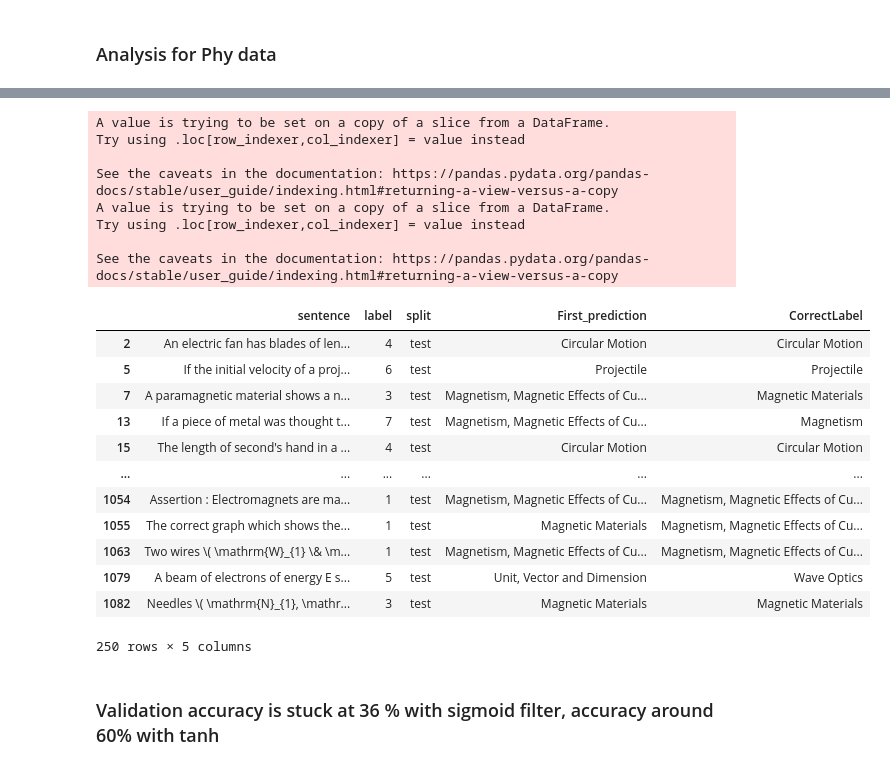
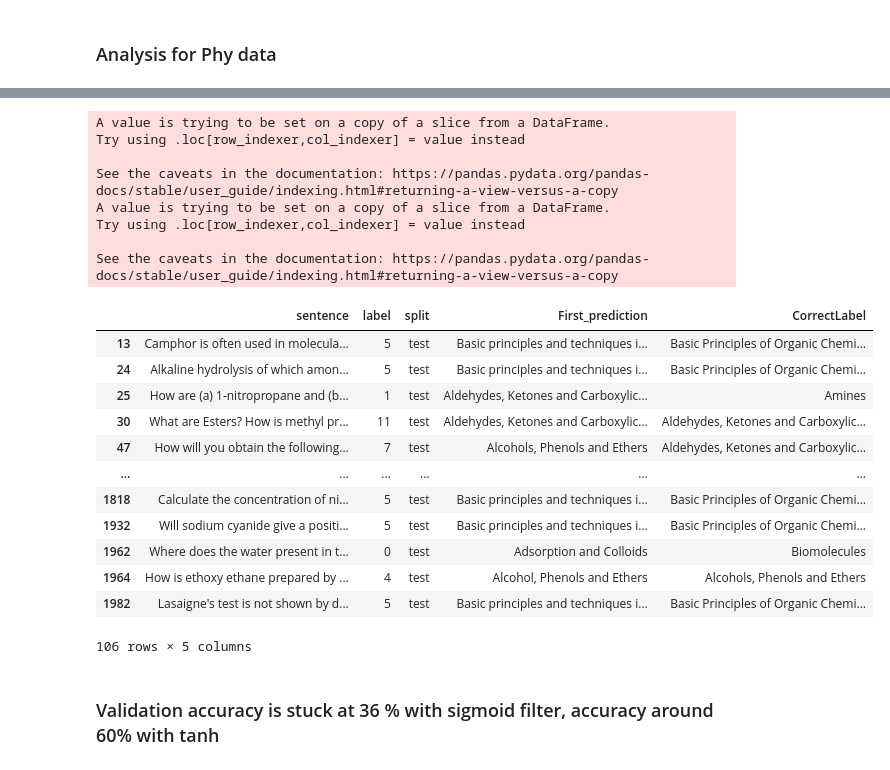
Before and after one commit to matrix101A/SpeedLabsNLP_project, a Jupyter notebook: calssification_project_final.ipynb, the cells around one changed output, grey strips where cells are left out. Drawn from its saved outputs; the diff is of its cells as text; code cells hidden in the pictures.

```diff
--- a/calssification_project_final.ipynb
+++ b/calssification_project_final.ipynb
@@ -1468,4 +1427,4 @@ length of train data is -  500
 # %%
-model_chm =  run_cnn_model(no_labels= no_labels, activation= 'tanh', kernel_size = 1,train_x=train_x ,test_x= test_x)
+model_chm_cnn =  run_cnn_model(no_labels= no_labels, activation= 'tanh', kernel_size = 1,train_x=train_x ,test_x= test_x, test_y = test_y)
 # %% [output]
 Epoch 1/60
@@ -1489,7 +1448,7 @@ Test Accuracy: 64.86666798591614
 ### Accuracy before custom pre processing - 72 %
 ### Accuracy of custom pre processed data - 80 %
 # %%
-predicted_df = make_pred(model_chm,test_x= test_x, corpus= corpus)
+predicted_df = make_pred(model_chm_cnn,test_x= test_x, corpus= corpus)
 predicted_df
 # %% [output]
 A value is trying to be set on a copy of a slice from a DataFrame.
@@ -1535,7 +1494,7 @@ predicted_df[predicted_df['First_prediction'] != predicted_df['CorrectLabel']]
 ### Analysis for Phy data
 # %%
 phy_data.rename(columns={'Q_LATEX':'Q_Latex'},inplace = True)
-example_data,trial_data = example_trial_split(phy_data)
+trial_data,example_data = example_trial_split(phy_data)
 
 
 
@@ -1599,4 +1564,4 @@ length of train data is -  250
 # %%
-model_phy =  run_cnn_model(no_labels= no_labels, activation= 'tanh', kernel_size = 1,train_x=train_x ,test_x= test_x)
+model_phy =  run_cnn_model(no_labels= no_labels, activation= 'tanh', kernel_size = 1,train_x=train_x ,test_x= test_x, test_y = test_y)
 # %% [output]
 Epoch 1/60
@@ -1619,28 +1584,29 @@ Test Accuracy: 62.800002098083496
 # %%
 pred_df = make_pred(model_phy,test_x,corpus)
-pred_df
+
+predicted_df[predicted_df['First_prediction'] != predicted_df['CorrectLabel']]
 # %% [output]
 A value is trying to be set on a copy of a slice from a DataFrame.
 Try using .loc[row_indexer,col_indexer] = value instead
 
 See the caveats in the documentation: https://pandas.pydata.org/pandas-docs/stable/user_guide/indexing.html#returning-a-view-versus-a-copy
 A value is trying to be set on a copy of a slice from a DataFrame.
 Try using .loc[row_indexer,col_indexer] = value instead
 
 See the caveats in the documentation: https://pandas.pydata.org/pandas-docs/stable/user_guide/indexing.html#returning-a-view-versus-a-copy
 |  | sentence | label | split | First_prediction | CorrectLabel |
-| 2 | An electric fan has blades of len... | 4 | test | Circular Motion | Circular Motion |
-| 5 | If the initial velocity of a proj... | 6 | test | Projectile | Projectile |
-| 7 | A paramagnetic material shows a n... | 3 | test | Magnetism, Magnetic Effects of Cu... | Magnetic Materials |
-| 13 | If a piece of metal was thought t... | 7 | test | Magnetism, Magnetic Effects of Cu... | Magnetism |
-| 15 | The length of second's hand in a ... | 4 | test | Circular Motion | Circular Motion |
+| 13 | Camphor is often used in molecula... | 5 | test | Basic principles and techniques i... | Basic Principles of Organic Chemi... |
+| 24 | Alkaline hydrolysis of which amon... | 5 | test | Basic principles and techniques i... | Basic Principles of Organic Chemi... |
+| 25 | How are (a) 1-nitropropane and (b... | 1 | test | Aldehydes, Ketones and Carboxylic... | Amines |
+| 30 | What are Esters? How is methyl pr... | 11 | test | Aldehydes, Ketones and Carboxylic... | Aldehydes, Ketones and Carboxylic... |
+| 47 | How will you obtain the following... | 7 | test | Alcohols, Phenols and Ethers | Aldehydes, Ketones and Carboxylic... |
 | ... | ... | ... | ... | ... | ... |
-| 1054 | Assertion : Electromagnets are ma... | 1 | test | Magnetism, Magnetic Effects of Cu... | Magnetism, Magnetic Effects of Cu... |
-| 1055 | The correct graph which shows the... | 1 | test | Magnetic Materials | Magnetism, Magnetic Effects of Cu... |
-| 1063 | Two wires \( \mathrm{W}_{1} \& \m... | 1 | test | Magnetism, Magnetic Effects of Cu... | Magnetism, Magnetic Effects of Cu... |
-| 1079 | A beam of electrons of energy E s... | 5 | test | Unit, Vector and Dimension | Wave Optics |
-| 1082 | Needles \( \mathrm{N}_{1}, \mathr... | 3 | test | Magnetic Materials | Magnetic Materials |
+| 1818 | Calculate the concentration of ni... | 5 | test | Basic principles and techniques i... | Basic Principles of Organic Chemi... |
+| 1932 | Will sodium cyanide give a positi... | 5 | test | Basic principles and techniques i... | Basic Principles of Organic Chemi... |
+| 1962 | Where does the water present in t... | 0 | test | Adsorption and Colloids | Biomolecules |
+| 1964 | How is ethoxy ethane prepared by ... | 4 | test | Alcohol, Phenols and Ethers | Alcohols, Phenols and Ethers |
+| 1982 | Lasaigne's test is not shown by d... | 5 | test | Basic principles and techniques i... | Basic Principles of Organic Chemi... |
-250 rows × 5 columns
+106 rows × 5 columns
 # %% [markdown]
 ### Validation accuracy is stuck at 36 % with sigmoid filter, accuracy around 60% with tanh
 # %% [markdown]
```
Also changed, not shown: parts of 100 cells of this notebook, 2 other files.
